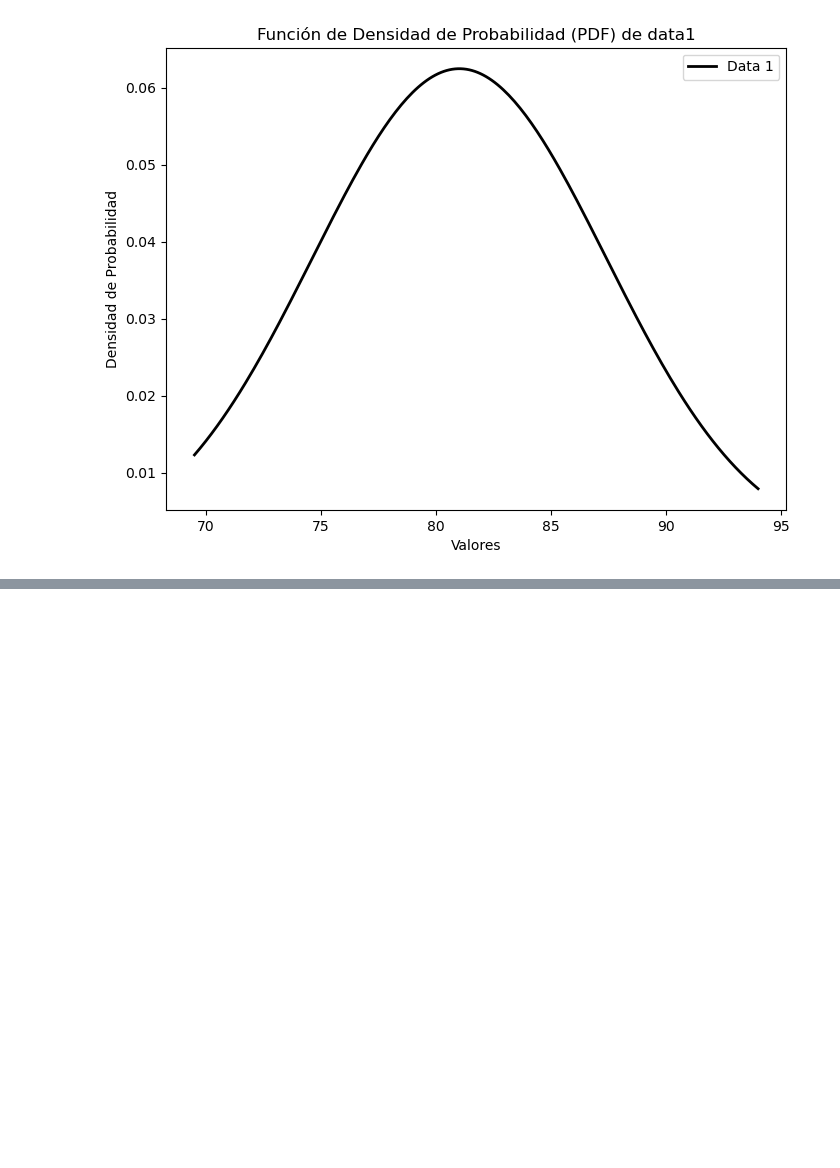
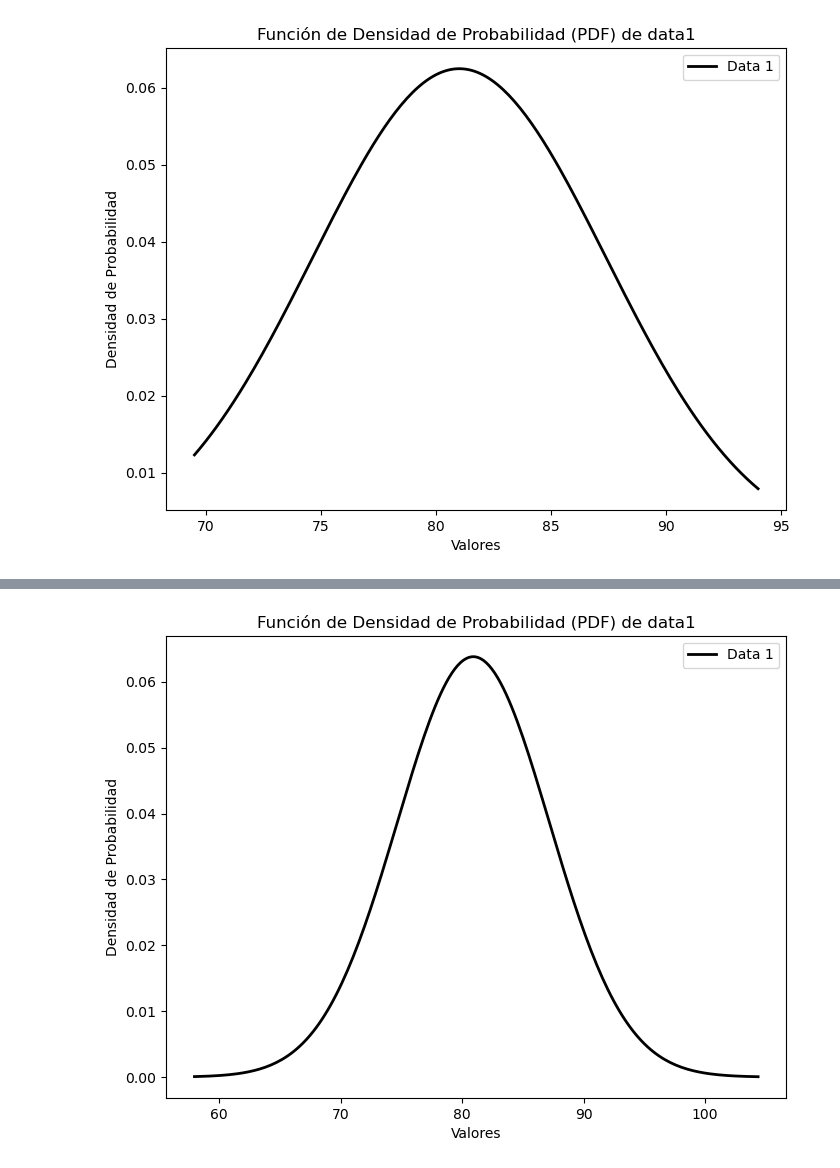
Before and after one commit to armandolezama/hypotesis-testing-visualization, a Jupyter notebook: hypotesis-testing-visualization.ipynb, the cells around one changed output, grey strips where cells are left out. Saved outputs shown, nothing was run; the diff lists cells and outputs as text; code cells hidden in the pictures; blank space fills up the shorter version.

Commit message:
feat(ipy): implemented normal data generation

```diff
--- a/hypotesis-testing-visualization.ipynb
+++ b/hypotesis-testing-visualization.ipynb
@@ -80,0 +81,4 @@ visualizer.plot_normal_distribution(asyncr)
+# %%
+visualizer.plot_normal_distribution(data_sets.get_normal_data_simulation(sync, 1000))
+# %% [output]
+[figure, added]
```
Also changed, not shown: parts of 2 cells of this notebook.
